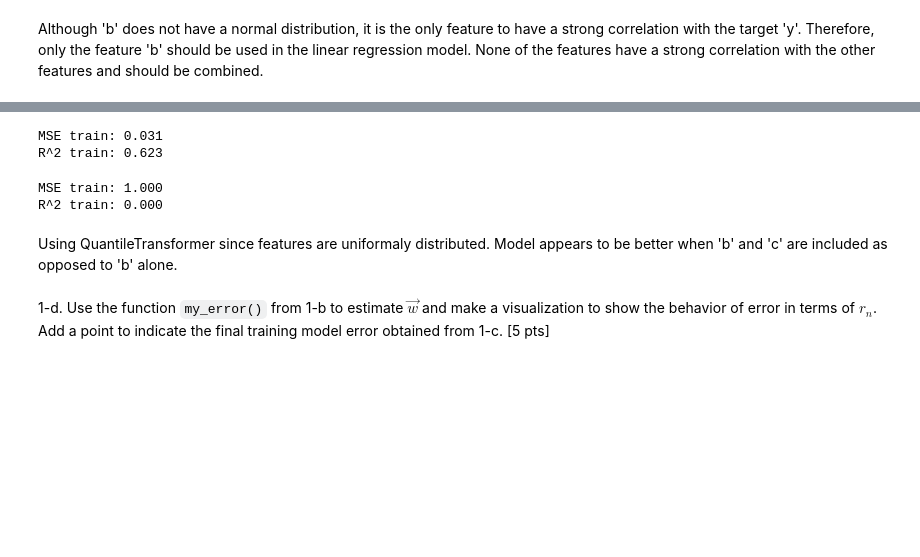
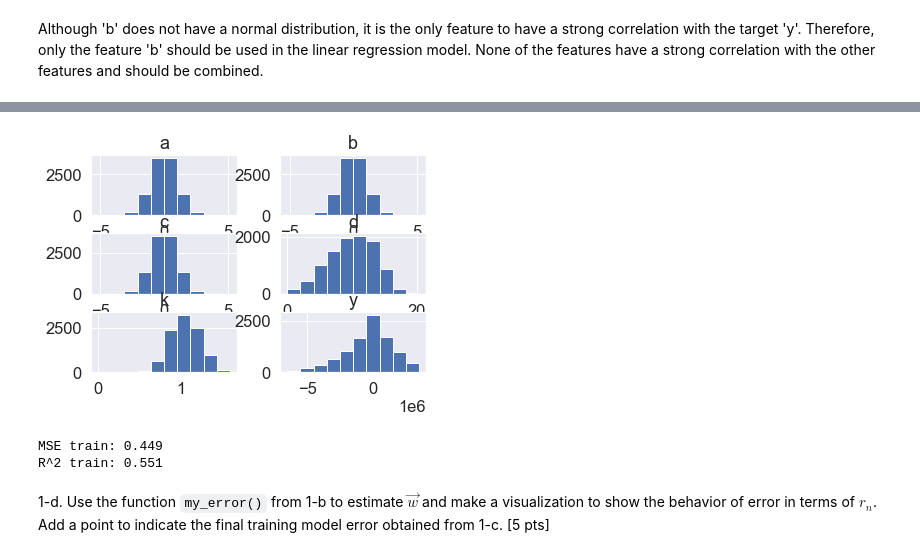
Before and after one commit to calebpelliott/Machine-Learning-CS559, a Jupyter notebook: HW2/F21_HW#2/HW#2/HW2_CS59_F21.ipynb, the cells around one changed output, grey strips where cells are left out. Saved outputs shown, nothing was run; the diff lists cells and outputs as text; code cells hidden in the pictures; blank space fills up the shorter version.

```diff
--- a/HW2/F21_HW#2/HW#2/HW2_CS59_F21.ipynb
+++ b/HW2/F21_HW#2/HW#2/HW2_CS59_F21.ipynb
@@ -118,44 +124,18 @@ R^2 train: 0.560
-# %%
-df_new=df[['b', 'c', 'y']]
-scaler = QuantileTransformer()
-df_scale= scaler.fit_transform(df_new)
-
-y = df_scale[:,2].reshape(-1, 1)
-X = np.delete(df_scale, 2, 1)
-
-LR = LinearRegression()
-LR.fit(X, y)
-
-y_train_pred = LR.predict(X)
-from sklearn.metrics import mean_squared_error
-print('MSE train: %.3f' %(mean_squared_error(y,y_train_pred)))
-#                                     mean_squared_error(y_test,y_test_pred)))
-from sklearn.metrics import r2_score
-print('R^2 train: %.3f' %(r2_score(y,y_train_pred)))
-#                                     r2_score(y_test,y_test_pred)))
-# %% [output]
-MSE train: 0.031
-R^2 train: 0.623
-# %%
-df_new=df[['d', 'k', 'y']]
-scaler = StandardScaler()
-df_scale= scaler.fit_transform(df_new)
-
-y = df_scale[:,2].reshape(-1, 1)
-X = np.delete(df_scale, 2, 1)
-
-LR = LinearRegression()
-LR.fit(X, y)
-
-y_train_pred = LR.predict(X)
-from sklearn.metrics import mean_squared_error
-print('MSE train: %.3f' %(mean_squared_error(y,y_train_pred)))
-#                                     mean_squared_error(y_test,y_test_pred)))
-from sklearn.metrics import r2_score
-print('R^2 train: %.3f' %(r2_score(y,y_train_pred)))
-#                                     r2_score(y_test,y_test_pred)))
-# %% [output]
-MSE train: 1.000
-R^2 train: 0.000
-# %% [markdown]
-Using QuantileTransformer since features are uniformaly distributed. Model appears to be better when 'b' and 'c' are included as opposed to 'b' alone.
+# %%
+#Scale skewed data
+rskew_df=df[['k']]
+#Shift distribution to be positive
+rskew_df += np.abs(rskew_df.to_numpy().min())
+rskew_df= np.power((rskew_df),1/3)
+df['k'] = rskew_df
+
+lskew_df=df[['d']]
+#Shift distribution to be positive
+lskew_df += np.abs(lskew_df.to_numpy().min())
+lskew_df= np.power((lskew_df),2)
+df['d'] = lskew_df
+
+df.hist()
+plt.show()
+# %% [output]
+[figure, added]
@@ -162,3 +148,20 @@ Using QuantileTransformer since features are uniformaly distributed. Model appea
+# %%
+X = f_df[['b']]
+y = f_df[['y']]
+### Linear Regression Modeling starts here
+LR = LinearRegression()
+LR.fit(X, y)
+
+y_train_pred = LR.predict(X)
+from sklearn.metrics import mean_squared_error
+print('MSE train: %.3f' %(mean_squared_error(y,y_train_pred)))
+#                                     mean_squared_error(y_test,y_test_pred)))
+from sklearn.metrics import r2_score
+print('R^2 train: %.3f' %(r2_score(y,y_train_pred)))
+#                                     r2_score(y_test,y_test_pred)))
+# %% [output]
+MSE train: 0.449
+R^2 train: 0.551
 # %% [markdown]
 1-d. Use the function `my_error()` from 1-b to estimate $\vec{w}$ and make a visualization to show the behavior of error in terms of $r_n$. Add a point to indicate the final training model error obtained from 1-c. [5 pts]
 # %%
```
Also changed, not shown: parts of 5 cells of this notebook, 1 other file.
